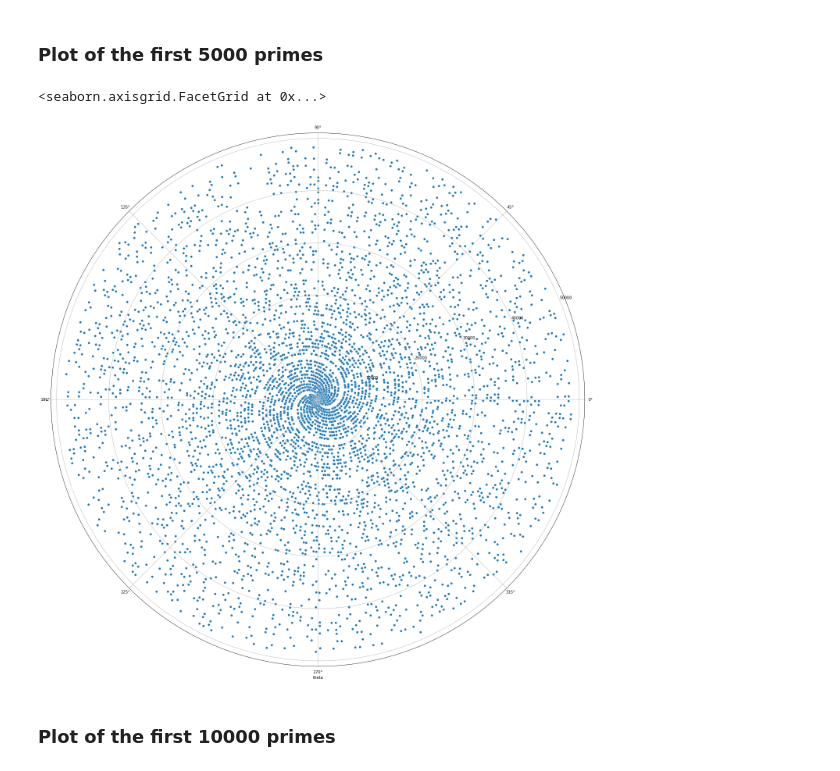
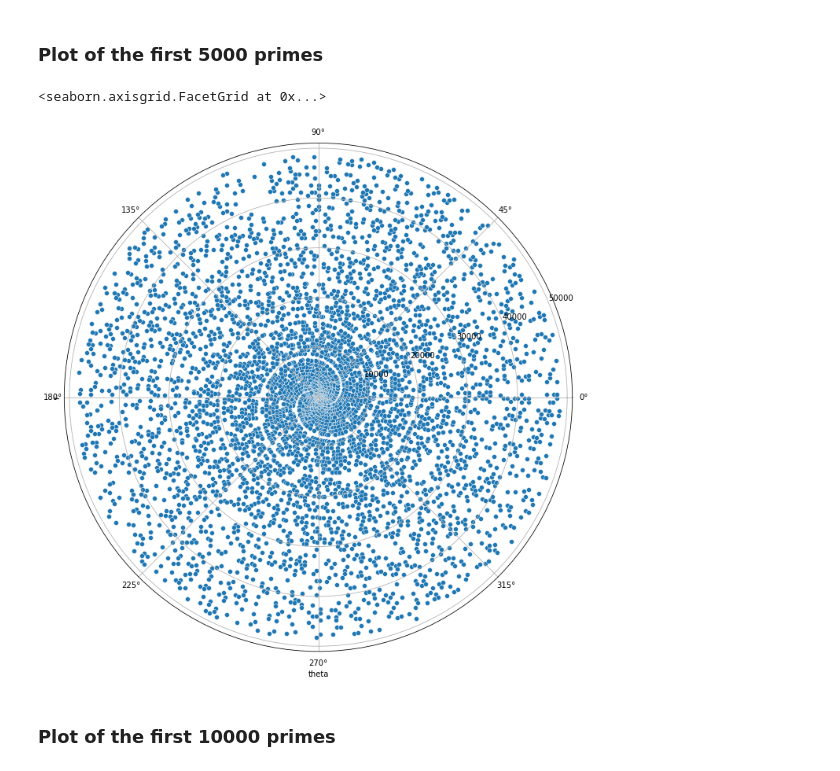
Before and after one commit to nyerolemou/polar-primes, a Jupyter notebook: polar_primes.ipynb, the cells around one changed output. Drawn from its saved outputs; the diff is of its cells as text; code cells hidden in the pictures.

```diff
--- a/polar_primes.ipynb
+++ b/polar_primes.ipynb
@@ -37,11 +37,11 @@ x.shape
 ### Plot of the first 5000 primes
 # %%
 df = pd.DataFrame({"r": x[0:5000], "theta": x[0:5000]})
-g = sns.FacetGrid(df, subplot_kws=dict(projection='polar'), height=20, despine=False)
+g = sns.FacetGrid(df, subplot_kws=dict(projection='polar'), height=10, despine=False)
 g.map(sns.scatterplot, "theta", "r")
 # %% [output]
 <seaborn.axisgrid.FacetGrid at 0x...>
-[figure, old version]
+[figure, new version]
 # %% [markdown]
 ### Plot of the first 10000 primes
 # %%
```
Also changed, not shown: parts of 1 cell of this notebook.
